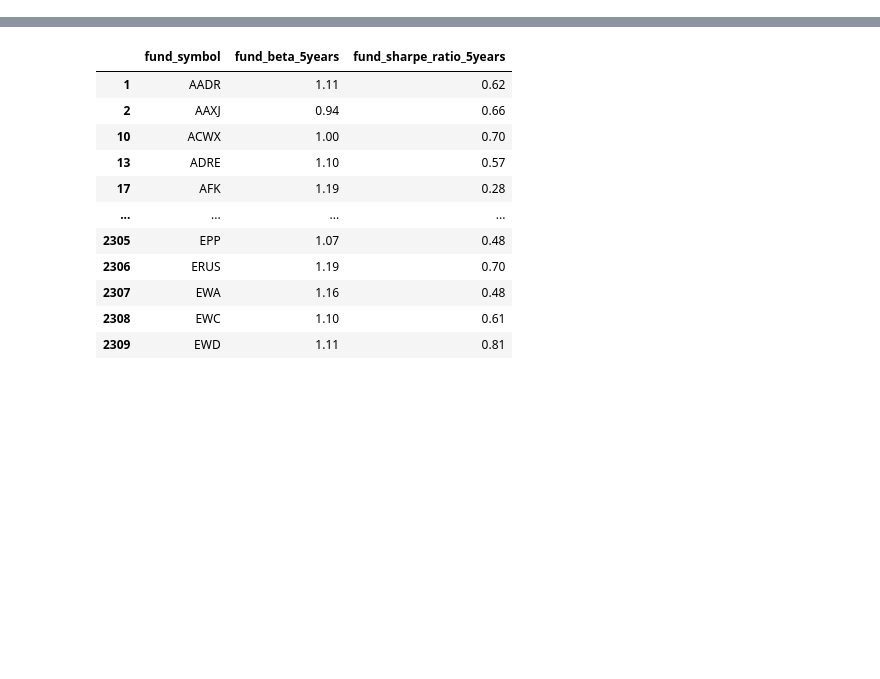
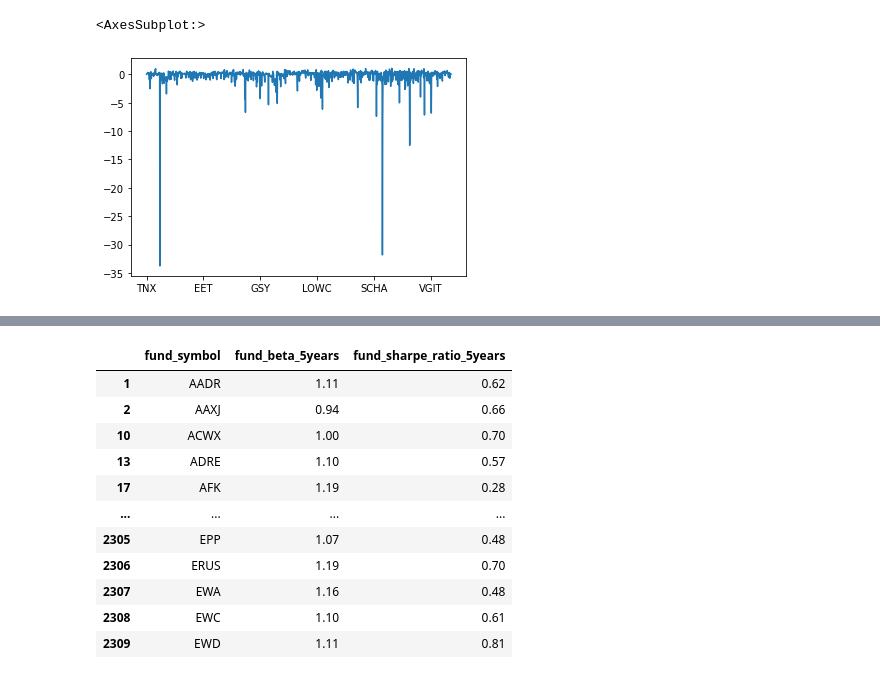
Before and after one commit to ammo888/nu_project1, a Jupyter notebook: portfolio.ipynb, the cells around one changed output, grey strips where cells are left out. Drawn from its saved outputs; the diff is of its cells as text; code cells hidden in the pictures; blank space fills up the shorter version.

```diff
--- a/portfolio.ipynb
+++ b/portfolio.ipynb
@@ -9,7 +9,7 @@ import seaborn as sns
 # %%
 # Import CSV file of ETFs
 
-etf_df = pd.read_csv('ETF prices.csv', parse_dates=True, infer_datetime_format=True)
+etf_df = pd.read_csv('data/ETF prices.csv', parse_dates=True, infer_datetime_format=True)
 # %%
 # Drop unneeded columns from DataFrame
 
@@ -33,7 +33,7 @@ etf_returns = etf_pivot_df.pct_change().dropna()
 # %%
 # Import CSV file of 10-year Treasury rates data
 
-tnx_df = pd.read_csv("^TNX.csv", parse_dates=True, infer_datetime_format=True)
+tnx_df = pd.read_csv("data/^TNX.csv", parse_dates=True, infer_datetime_format=True)
 # %%
 # Set df index
 
@@ -65,3 +77,8 @@ sharpe_ratio = ((tnx_etf_returns.mean()-tnx_etf_returns['TNX'].mean()) * 252)/(t
+# %%
+sharpe_ratio.plot()
+# %% [output]
+<AxesSubplot:>
+[figure, added]
 # %%
 # Import ETF CSV
 
```
Also changed, not shown: parts of 31 cells of this notebook, 1 other file.
